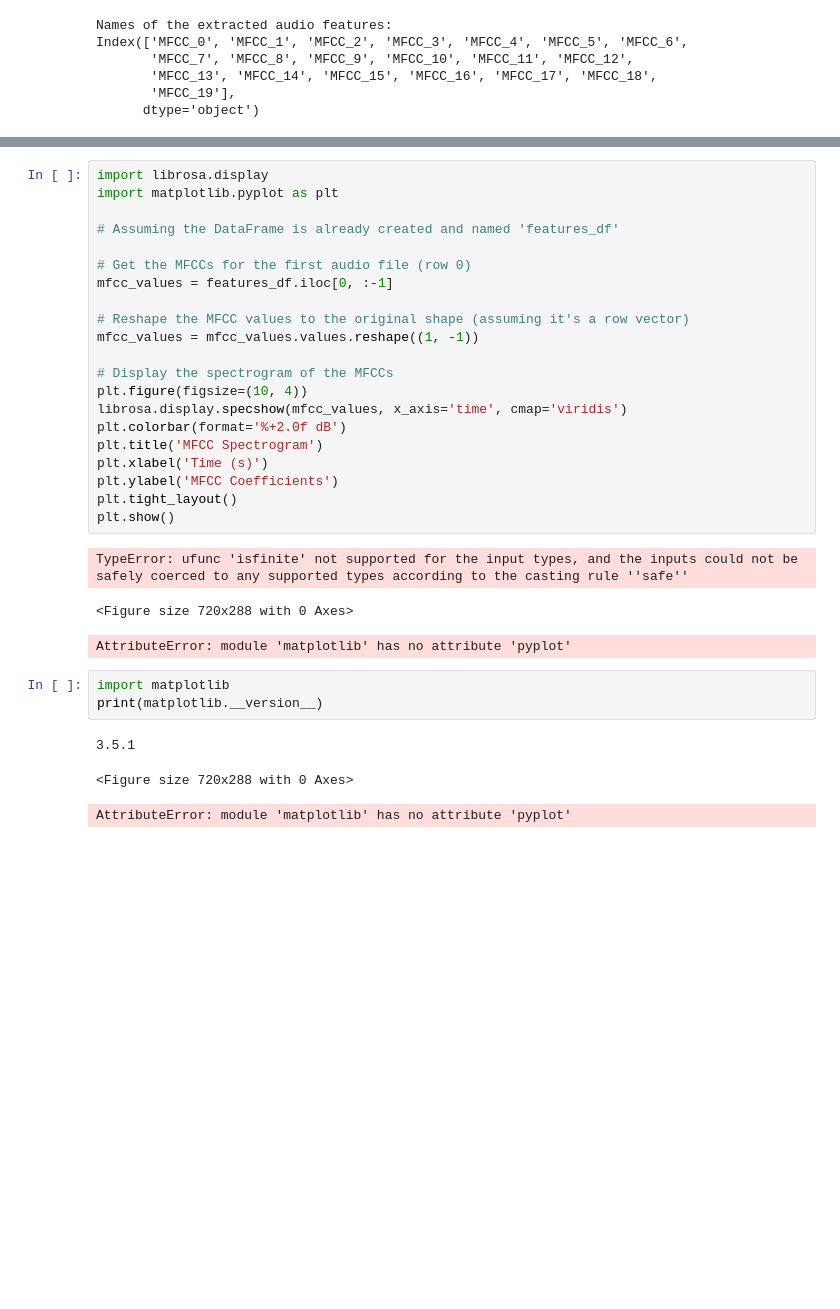
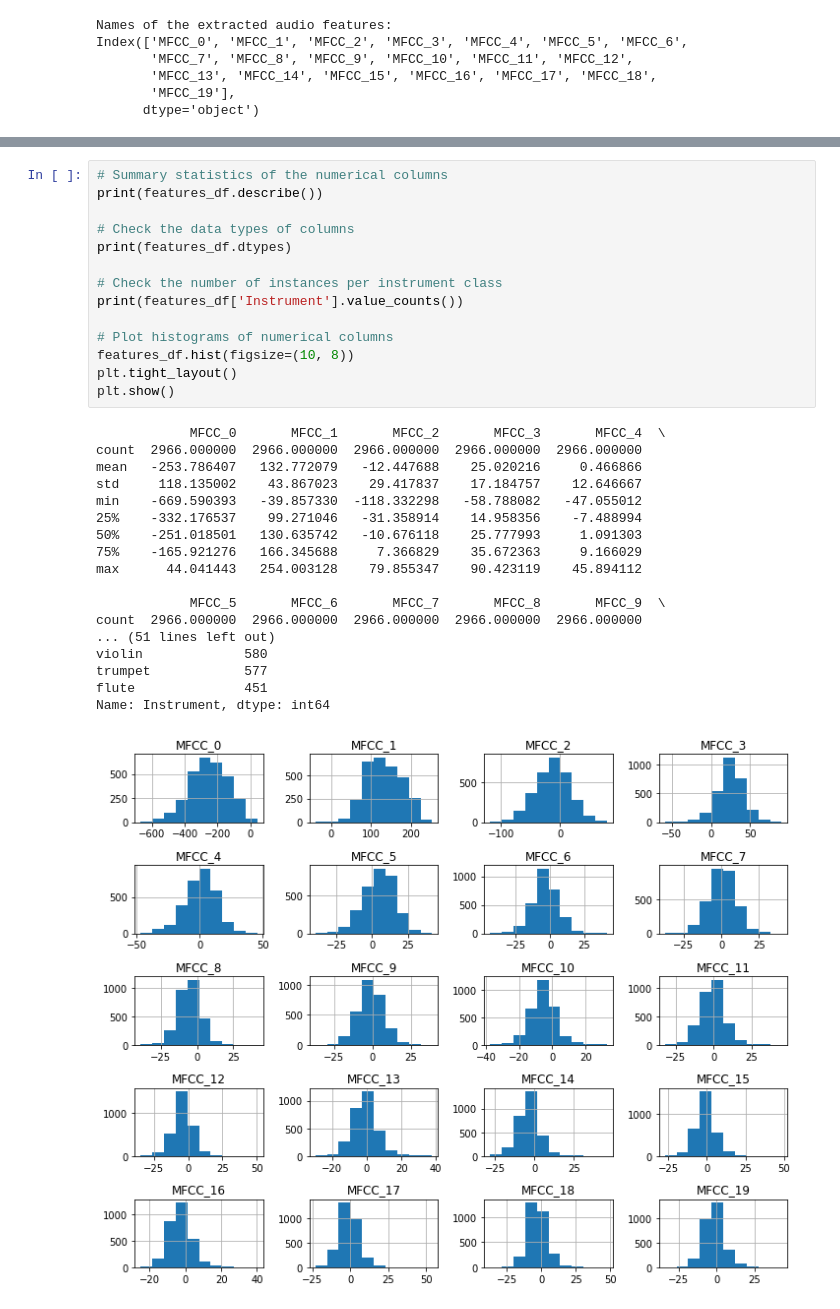
Before and after one commit to obinna345/capstone, a Jupyter notebook: capstone project.ipynb, the cells around one changed output, grey strips where cells are left out. Drawn from its saved outputs; the diff is of its cells as text; blank space fills up the shorter version.

```diff
--- a/capstone project.ipynb
+++ b/capstone project.ipynb
@@ -374,35 +375,36 @@ MFCC_17     -2.022217
 MFCC_18    -19.741196
 MFCC_19     -2.928354
 Name: 0, dtype: object
-# %%
-import librosa.display
-import matplotlib.pyplot as plt
-
-# Assuming the DataFrame is already created and named 'features_df'
-
-# Get the MFCCs for the first audio file (row 0)
-mfcc_values = features_df.iloc[0, :-1]
-
-# Reshape the MFCC values to the original shape (assuming it's a row vector)
-mfcc_values = mfcc_values.values.reshape((1, -1))
-
-# Display the spectrogram of the MFCCs
-plt.figure(figsize=(10, 4))
-librosa.display.specshow(mfcc_values, x_axis='time', cmap='viridis')
-plt.colorbar(format='%+2.0f dB')
-plt.title('MFCC Spectrogram')
-plt.xlabel('Time (s)')
-plt.ylabel('MFCC Coefficients')
-plt.tight_layout()
-plt.show()
-# %% [output]
-TypeError: ufunc 'isfinite' not supported for the input types, and the inputs could not be safely coerced to any supported types according to the casting rule ''safe''
-<Figure size 720x288 with 0 Axes>
-AttributeError: module 'matplotlib' has no attribute 'pyplot'
-# %%
-import matplotlib
-print(matplotlib.__version__)
-# %% [output]
-3.5.1
-<Figure size 720x288 with 0 Axes>
-AttributeError: module 'matplotlib' has no attribute 'pyplot'
+# %%
+# Summary statistics of the numerical columns
+print(features_df.describe())
+
+# Check the data types of columns
+print(features_df.dtypes)
+
+# Check the number of instances per instrument class
+print(features_df['Instrument'].value_counts())
+
+# Plot histograms of numerical columns
+features_df.hist(figsize=(10, 8))
+plt.tight_layout()
+plt.show()
+# %% [output]
+            MFCC_0       MFCC_1       MFCC_2       MFCC_3       MFCC_4  \
+count  2966.000000  2966.000000  2966.000000  2966.000000  2966.000000
+mean   -253.786407   132.772079   -12.447688    25.020216     0.466866
+std     118.135002    43.867023    29.417837    17.184757    12.646667
+min    -669.590393   -39.857330  -118.332298   -58.788082   -47.055012
+25%    -332.176537    99.271046   -31.358914    14.958356    -7.488994
+50%    -251.018501   130.635742   -10.676118    25.777993     1.091303
+75%    -165.921276   166.345688     7.366829    35.672363     9.166029
+max      44.041443   254.003128    79.855347    90.423119    45.894112
+
+            MFCC_5       MFCC_6       MFCC_7       MFCC_8       MFCC_9  \
+count  2966.000000  2966.000000  2966.000000  2966.000000  2966.000000
+... (51 lines left out)
+violin             580
+trumpet            577
+flute              451
+Name: Instrument, dtype: int64
+[figure, added]
```
Also changed, not shown: parts of 3 cells of this notebook.
